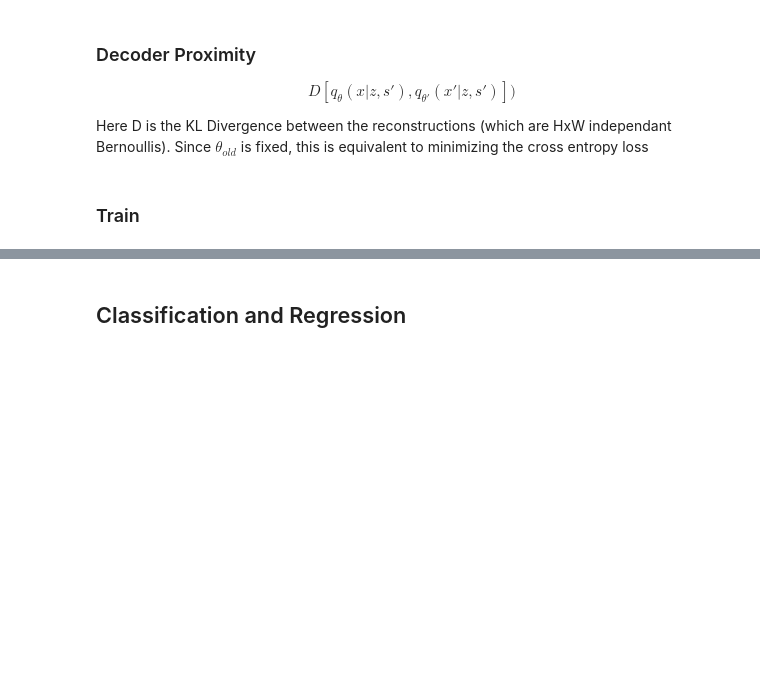
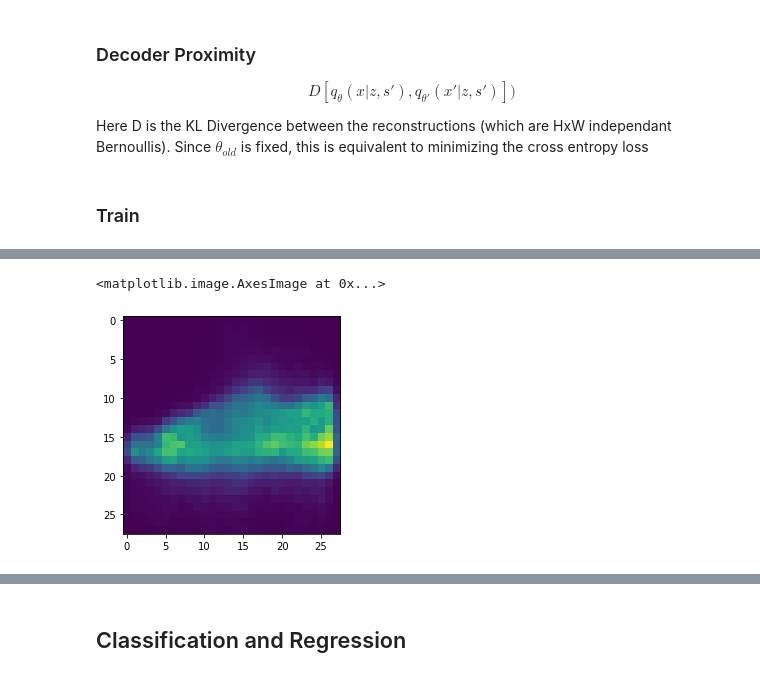
Before and after one commit to oliveradk/cult, a Jupyter notebook: 03a_core.train.ipynb, the cells around one changed output, grey strips where cells are left out. Cells and saved outputs as stored; diff of their text form; code cells hidden in the pictures; blank space fills up the shorter version.

```diff
--- a/03a_core.train.ipynb
+++ b/03a_core.train.ipynb
@@ -462,8 +465,10 @@ device = torch.device('cuda:0' if torch.cuda.is_available() else 'cpu')
 # %%
-tau=2500
-sample_batch_size = batch_size
-lam=1
-kappa=1.1
+alpha=1
+beta=1
+tau=5000
+sample_batch_size = batch_size * 2
+lam=100
+kappa=3
 gamma=10
 lr=6e-4
 latents=8
@@ -471,7 +476,7 @@ max_envs = 7
 C=0
 epochs = 10 #30 for movign fashion, 20 for mnist (change to 64x64), 30 for moving mnist
 model_save_steps = 2500 #save model after this many "training steps"? (batchs, ~once every 2.5 epochs
-exp_name = 'env_infer_small'
+exp_name = 'gen_replay_small'
 steps_per_save = 2500
 # %%
 save_dir = os.path.join(PARAM_PATH, exp_name + dt.now().strftime('%m_%d_%y_%H_%M_%S'))
@@ -530,0 +594,3 @@ NameError: name 'envinfer_vae' is not defined
+# %%
+with torch.no_grad():
+    rec_img, _mu, _logvar, _envidx, _z = gen_vae(mnist_batch)
@@ -530,0 +606,5 @@ NameError: name 'envinfer_vae' is not defined
+# %%
+plt.imshow(rec_img[1].to('cpu').detach().numpy().squeeze())
+# %% [output]
+<matplotlib.image.AxesImage at 0x...>
+[figure, added]
```
Also changed, not shown: parts of 15 cells of this notebook.
